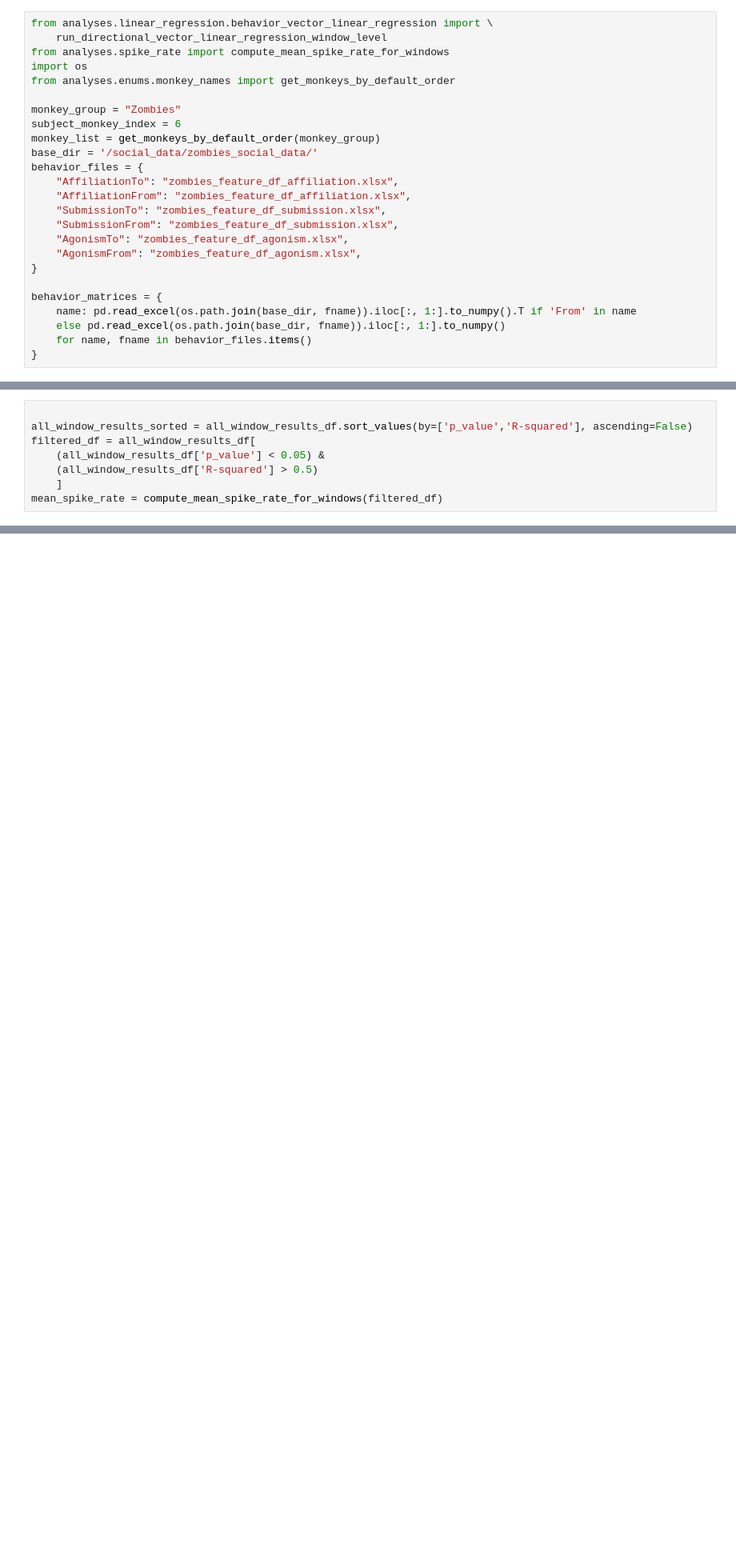
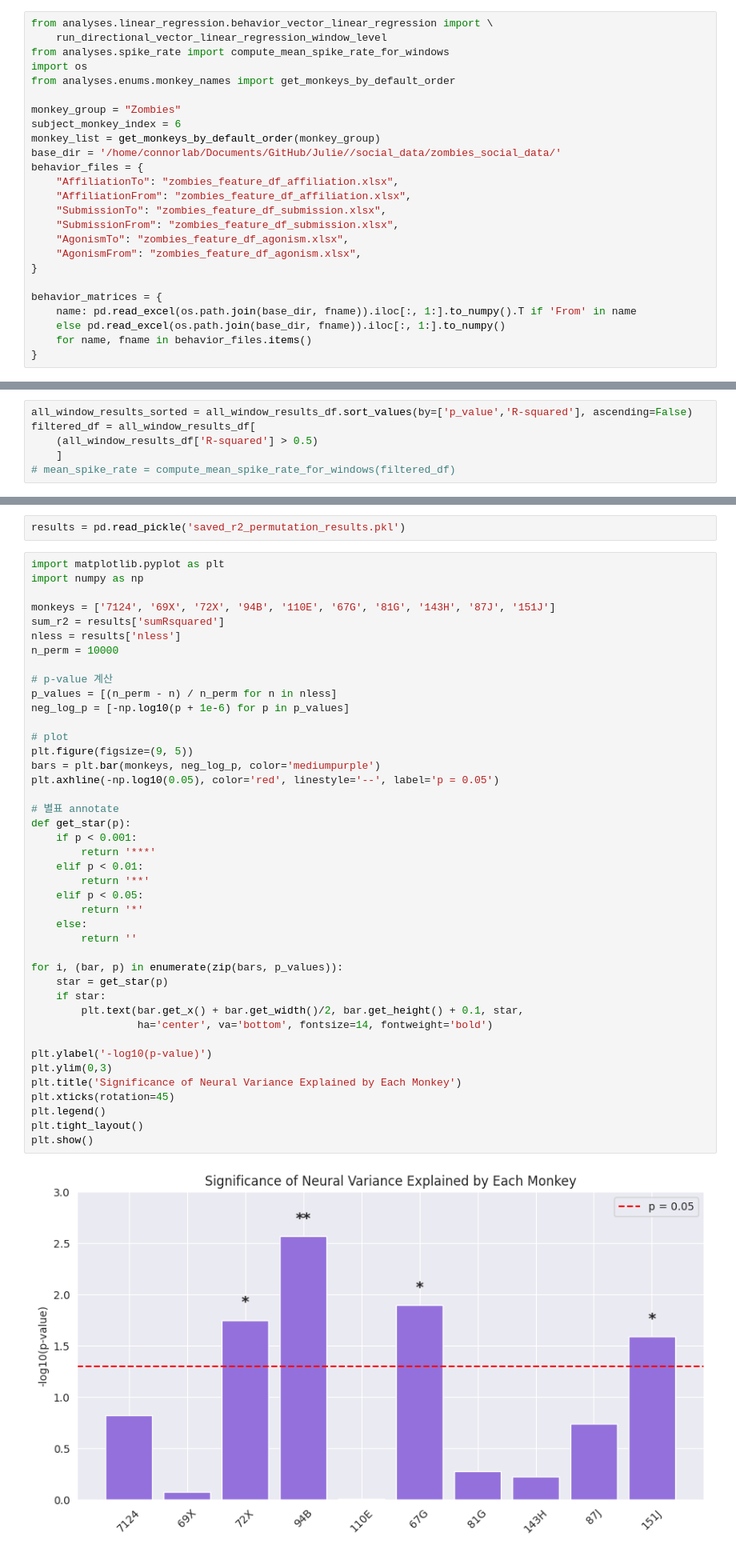
Before and after one commit to EdConnorLab/Julie, a Jupyter notebook: src/linear_regression_by_ed/for_vss_poster.ipynb, the cells around one changed output, grey strips where cells are left out. Shown at 80% size. Cells and saved outputs as stored; diff of their text form; blank space fills up the shorter version.

Commit message:
generating different figures for vss

```diff
--- a/src/linear_regression_by_ed/for_vss_poster.ipynb
+++ b/src/linear_regression_by_ed/for_vss_poster.ipynb
@@ -45,7 +88,7 @@ from analyses.enums.monkey_names import get_monkeys_by_default_order
 monkey_group = "Zombies"
 subject_monkey_index = 6
 monkey_list = get_monkeys_by_default_order(monkey_group)
-base_dir = '/social_data/zombies_social_data/'
+base_dir = '/home/connorlab/Documents/GitHub/Julie//social_data/zombies_social_data/'
 behavior_files = {
     "AffiliationTo": "zombies_feature_df_affiliation.xlsx",
     "AffiliationFrom": "zombies_feature_df_affiliation.xlsx",
@@ -79,8 +150,6 @@ all_window_results_df
 # %%
-
 all_window_results_sorted = all_window_results_df.sort_values(by=['p_value','R-squared'], ascending=False)
 filtered_df = all_window_results_df[
-    (all_window_results_df['p_value'] < 0.05) &
     (all_window_results_df['R-squared'] > 0.5)
     ]
-mean_spike_rate = compute_mean_spike_rate_for_windows(filtered_df)
+# mean_spike_rate = compute_mean_spike_rate_for_windows(filtered_df)
@@ -86,0 +218,46 @@ mean_spike_rate = compute_mean_spike_rate_for_windows(filtered_df)
+# %%
+results = pd.read_pickle('saved_r2_permutation_results.pkl')
+# %%
+import matplotlib.pyplot as plt
+import numpy as np
+
+monkeys = ['7124', '69X', '72X', '94B', '110E', '67G', '81G', '143H', '87J', '151J']
+sum_r2 = results['sumRsquared']
+nless = results['nless']
+n_perm = 10000
+
+# p-value 계산
+p_values = [(n_perm - n) / n_perm for n in nless]
+neg_log_p = [-np.log10(p + 1e-6) for p in p_values]
+
+# plot
+plt.figure(figsize=(9, 5))
+bars = plt.bar(monkeys, neg_log_p, color='mediumpurple')
+plt.axhline(-np.log10(0.05), color='red', linestyle='--', label='p = 0.05')
+
+# 별표 annotate
+def get_star(p):
+    if p < 0.001:
+        return '***'
+    elif p < 0.01:
+        return '**'
+    elif p < 0.05:
+        return '*'
+    else:
+        return ''
+
+for i, (bar, p) in enumerate(zip(bars, p_values)):
+    star = get_star(p)
+    if star:
+        plt.text(bar.get_x() + bar.get_width()/2, bar.get_height() + 0.1, star,
+                 ha='center', va='bottom', fontsize=14, fontweight='bold')
+
+plt.ylabel('-log10(p-value)')
+plt.ylim(0,3)
+plt.title('Significance of Neural Variance Explained by Each Monkey')
+plt.xticks(rotation=45)
+plt.legend()
+plt.tight_layout()
+plt.show()
+# %% [output]
+[figure, added]
```
Also changed, not shown: parts of 14 cells of this notebook.
